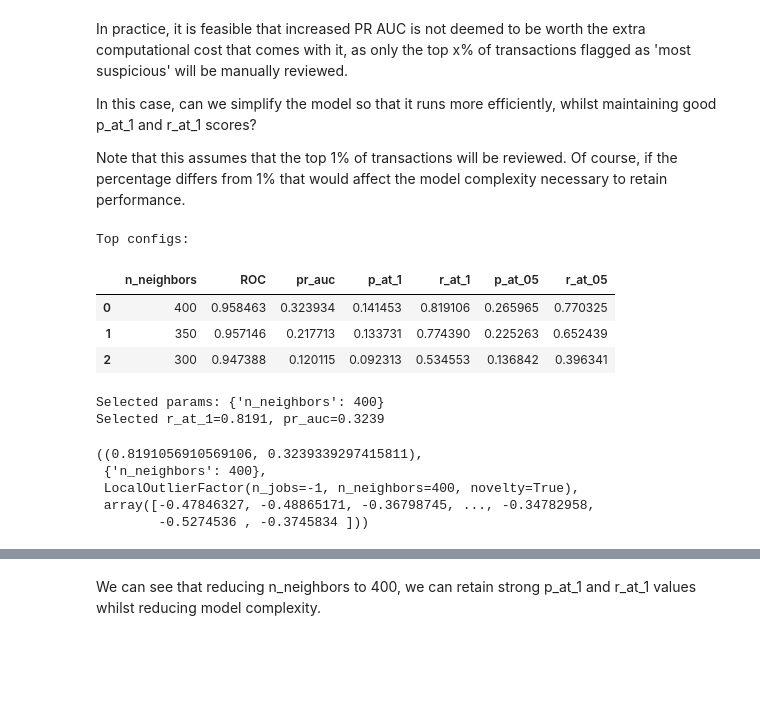
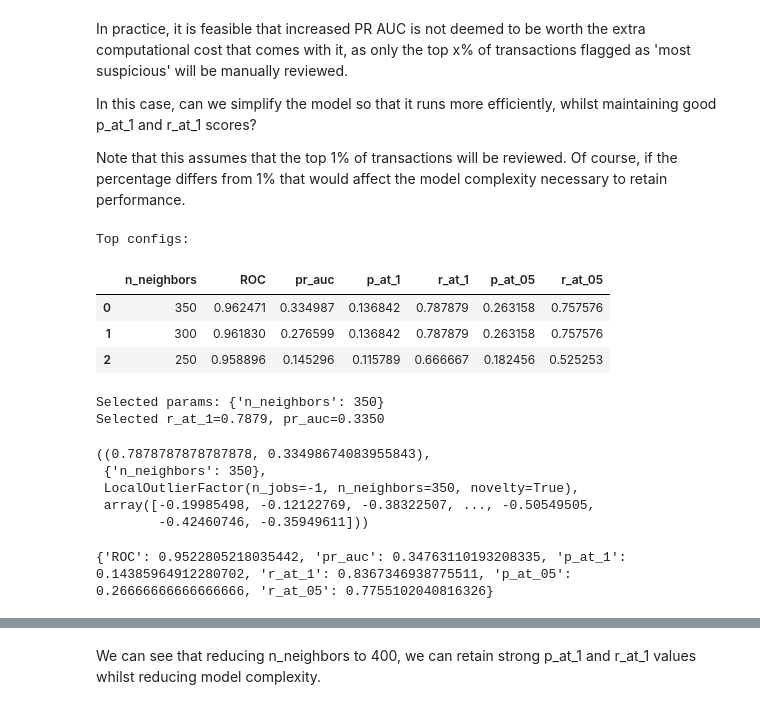
Before and after one commit to LukeHardy721/Fraud-Detection, a Jupyter notebook: notebooks/LOF.ipynb, the cells around one changed output, grey strips where cells are left out. Cells and saved outputs as stored; diff of their text form; code cells hidden in the pictures; blank space fills up the shorter version.

```diff
--- a/notebooks/LOF.ipynb
+++ b/notebooks/LOF.ipynb
@@ -312,25 +324,44 @@ In practice, it is feasible that increased PR AUC is not deemed to be worth the
 In this case, can we simplify the model so that it runs more efficiently, whilst maintaining good p_at_1 and r_at_1 scores?
 
 Note that this assumes that the top 1% of transactions will be reviewed. Of course, if the percentage differs from 1% that would affect the model complexity necessary to retain performance.
+# %%
+PRIMARY   = "r_at_1"
+SECONDARY = "pr_auc"
+
+param_grid = {
+    "n_neighbors": [250, 300, 350], # Narrowed down through multiple iterations
+}
+
+tune_LOF(param_grid, PRIMARY, SECONDARY, X_train)
+# %% [output]
+Top configs:
+|  | n_neighbors | ROC | pr_auc | p_at_1 | r_at_1 | p_at_05 | r_at_05 |
+| 0 | 350 | 0.962471 | 0.334987 | 0.136842 | 0.787879 | 0.263158 | 0.757576 |
+| 1 | 300 | 0.961830 | 0.276599 | 0.136842 | 0.787879 | 0.263158 | 0.757576 |
+| 2 | 250 | 0.958896 | 0.145296 | 0.115789 | 0.666667 | 0.182456 | 0.525253 |
+Selected params: {'n_neighbors': 350}
+Selected r_at_1=0.7879, pr_auc=0.3350
+((0.7878787878787878, 0.33498674083955843),
+ {'n_neighbors': 350},
+ LocalOutlierFactor(n_jobs=-1, n_neighbors=350, novelty=True),
+ array([-0.19985498, -0.12122769, -0.38322507, ..., -0.50549505,
+        -0.42460746, -0.35949611]))
 # %%
-PRIMARY   = "r_at_1"
-SECONDARY = "pr_auc"
+lof = LocalOutlierFactor(
+    n_neighbors=300,
+    novelty=True,
+    n_jobs=-1
+)
 
-param_grid = {
-    "n_neighbors": [300, 350, 400], # Narrowed down through multiple iterations
-}
+lof.fit(X_train)
 
-tune_LOF(param_grid, PRIMARY, SECONDARY, X_train, df_unlabelled, labels)
+scores = -lof.decision_function(X_test)
+
+roc = roc_auc_score(y_test, scores)
+pr_auc = average_precision_score(y_test, scores)
+p_at_1, r_at_1 = precision_recall_at_k(y_test, scores, k=0.01)
+p_at_05, r_at_05 = precision_recall_at_k(y_test, scores, k=0.005)
+
+print({"ROC": roc, "pr_auc": pr_auc, "p_at_1": p_at_1, "r_at_1": r_at_1, "p_at_05": p_at_05, "r_at_05": r_at_05})
 # %% [output]
-Top configs:
+{'ROC': 0.9522805218035442, 'pr_auc': 0.34763110193208335, 'p_at_1': 0.14385964912280702, 'r_at_1': 0.8367346938775511, 'p_at_05': 0.26666666666666666, 'r_at_05': 0.7755102040816326}
-|  | n_neighbors | ROC | pr_auc | p_at_1 | r_at_1 | p_at_05 | r_at_05 |
-| 0 | 400 | 0.958463 | 0.323934 | 0.141453 | 0.819106 | 0.265965 | 0.770325 |
-| 1 | 350 | 0.957146 | 0.217713 | 0.133731 | 0.774390 | 0.225263 | 0.652439 |
-| 2 | 300 | 0.947388 | 0.120115 | 0.092313 | 0.534553 | 0.136842 | 0.396341 |
-Selected params: {'n_neighbors': 400}
-Selected r_at_1=0.8191, pr_auc=0.3239
-((0.8191056910569106, 0.3239339297415811),
- {'n_neighbors': 400},
- LocalOutlierFactor(n_jobs=-1, n_neighbors=400, novelty=True),
- array([-0.47846327, -0.48865171, -0.36798745, ..., -0.34782958,
-        -0.5274536 , -0.3745834 ]))
```
Also changed, not shown: parts of 16 cells of this notebook, 3 other files.
